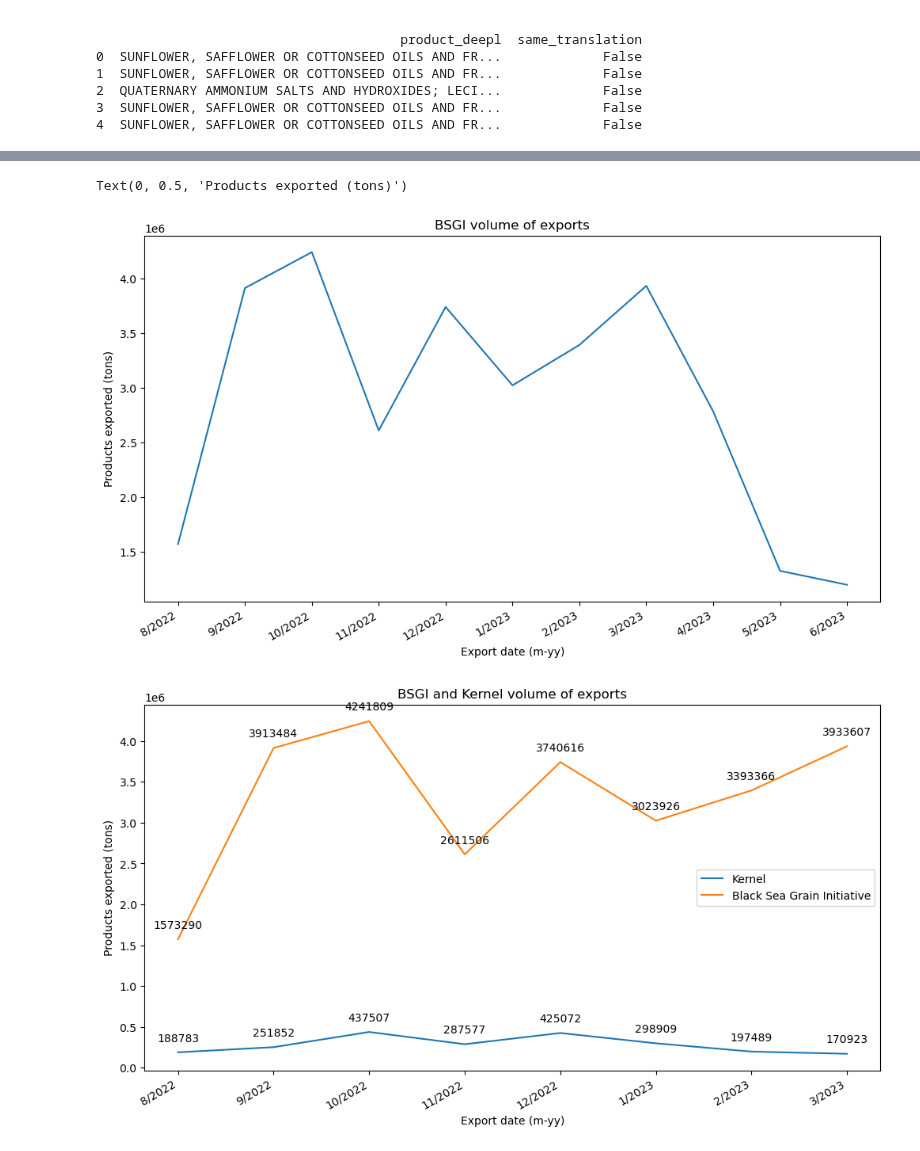
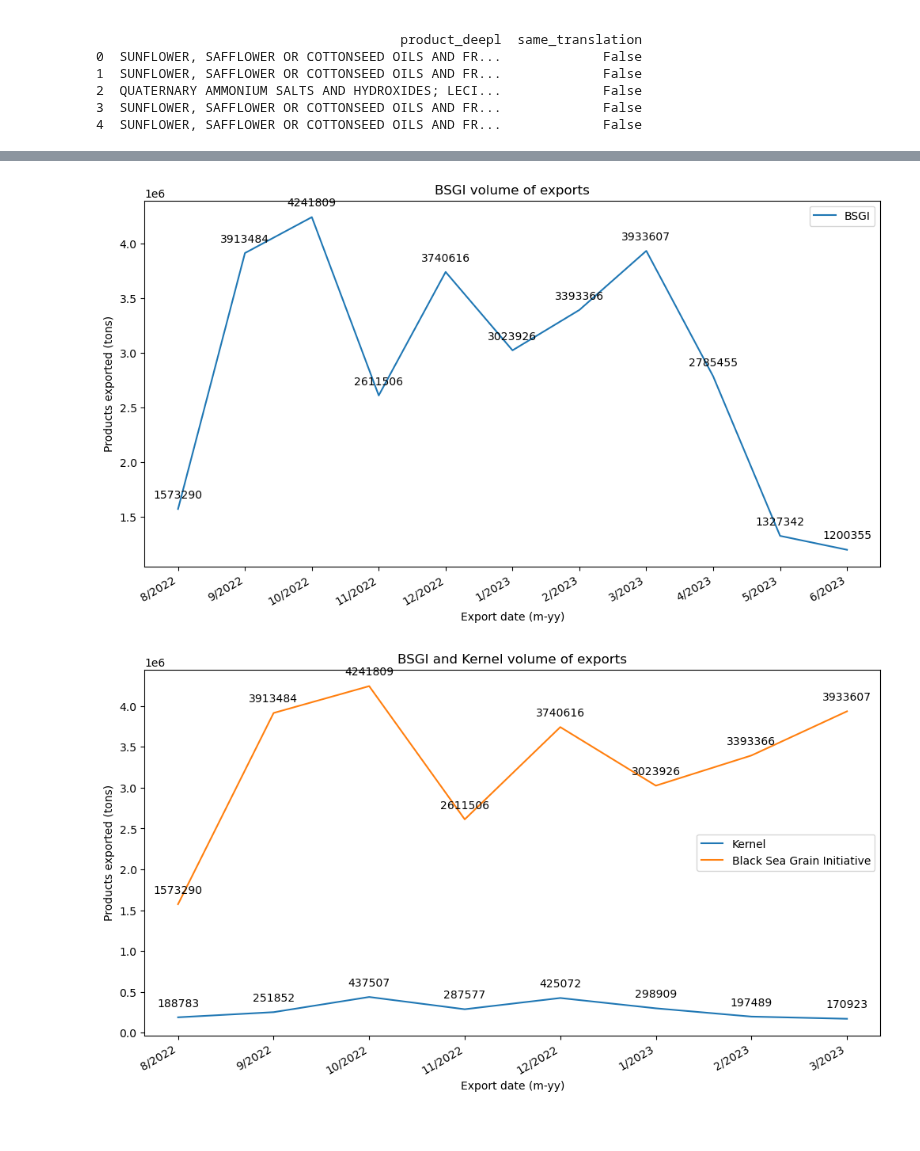
Before and after one commit to uchicago-dsi/oakland-institute-ukraine, a Jupyter notebook: visualizations/import_genius.ipynb, the cells around one changed output, grey strips where cells are left out. Drawn from its saved outputs; the diff is of its cells as text; code cells hidden in the pictures.

```diff
--- a/visualizations/import_genius.ipynb
+++ b/visualizations/import_genius.ipynb
@@ -324,33 +97,19 @@ Kernel exports:
 # %%
 # Compare Kernel's exports with overall exports in the Black Sea ports from Black Sea Grain Initiative
 
 outbound = pd.read_csv("../data/bsgi_outbound_shipments.csv", thousands=",", parse_dates=["Departure date"])
+outbound = rename_columns(outbound)
 
-outbound["year"] = outbound["Departure date"].dt.year
-outbound["month"] = outbound["Departure date"].dt.month
-outbound["weight_ton"] = outbound["Metric tons"]
 
-cargo_grouping(outbound, group, other_cols, sort, asc_bool, new_name = None)
+outbound["year"] = outbound["departure_date"].dt.year
+outbound["month"] = outbound["departure_date"].dt.month
+outbound["weight_ton"] = outbound["metric_tons"]
 
-# outbound_g = outbound[["year", "month", "weight_ton"]].groupby(["year", "month"])
-# outbound_g = outbound_g.sum().reset_index()
-# outbound_g.sort_values(by=["year", "month"], ascending=False)
-
-# outbound_g["date"] = outbound_g["month"].astype(str) + "/" + outbound_g["year"].astype(str)
-# outbound_g
-
-# fig, ax = plt.subplots(figsize=(12, 6))
-
-# ax.plot(outbound_g["date"] , outbound_g["weight_ton"])
-
-# plt.setp(ax.get_xticklabels(), rotation=30, horizontalalignment='right')
-
-# plt.title("BSGI volume of exports")
-# plt.xlabel("Export date (m-yy)")
-# plt.ylabel("Products exported (tons)")
+outbound_g = cargo_grouping(outbound, ["year", "month"], ["weight_ton"], ["year", "month"], True)
+outbound_g["date"] = outbound_g["month"].astype(str) + "/" + outbound_g["year"].astype(str)
+plot_line(outbound_g["date"], [outbound_g["weight_ton"]], ["BSGI"], "BSGI volume of exports", "Export date (m-yy)", "Products exported (tons)")
 # %% [output]
-Text(0, 0.5, 'Products exported (tons)')
-[figure, old version]
+[figure, new version]
 # %%
 # Plot together
 final = kernel_g.merge(outbound_g, on="date", suffixes=("_kernel", "_bsgi"))
```
Also changed, not shown: parts of 13 cells of this notebook, 2 other files.
